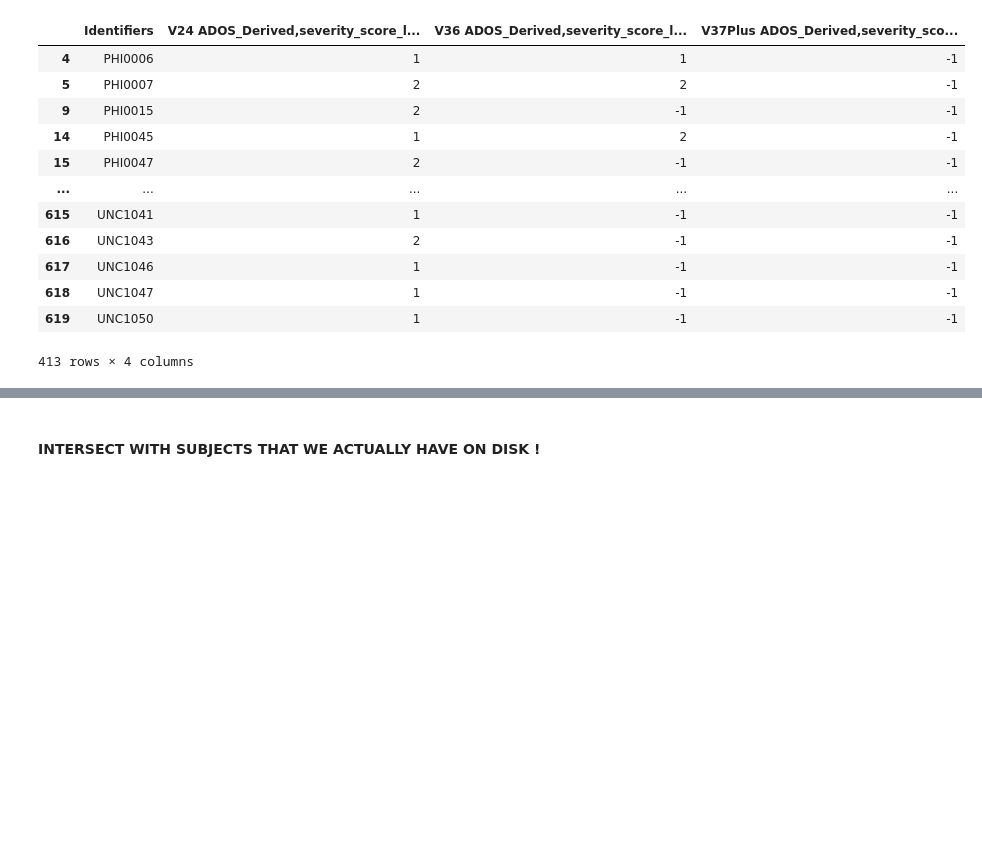
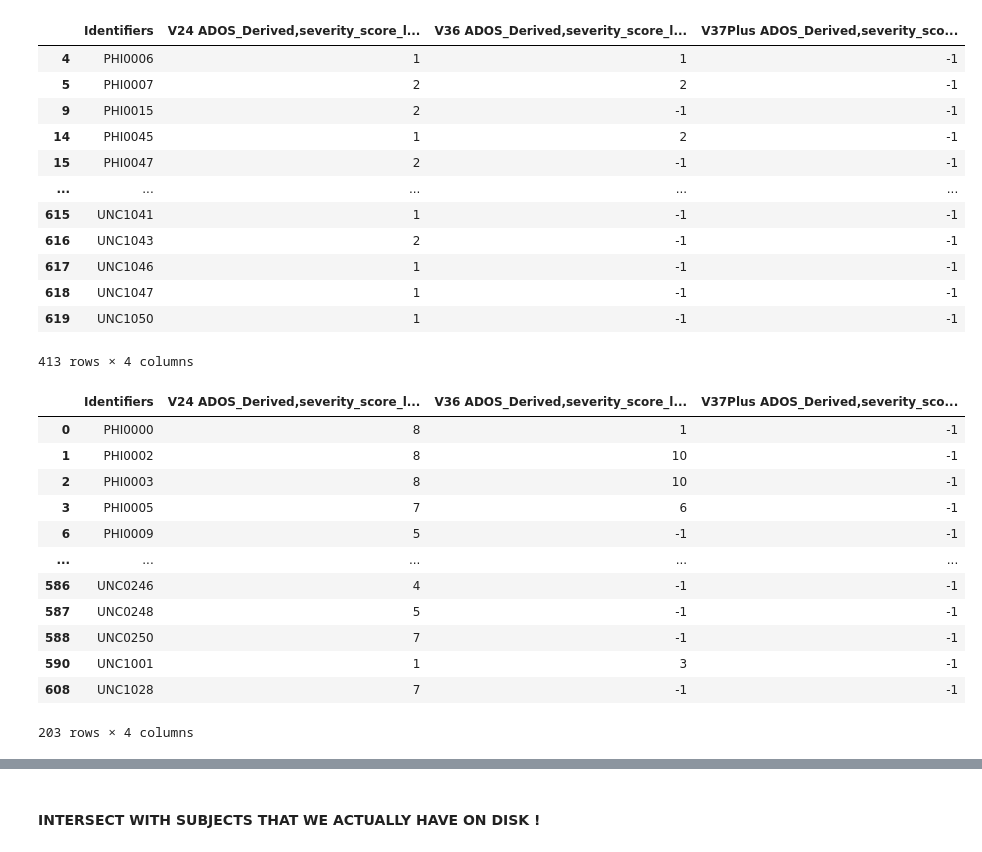
Before and after one commit to eonemli/sade, a Jupyter notebook: sade/datasets/brains/IBIS.ipynb, the cells around one changed output, grey strips where cells are left out. Saved outputs shown, nothing was run; the diff lists cells and outputs as text; code cells hidden in the pictures; blank space fills up the shorter version.

```diff
--- a/sade/datasets/brains/IBIS.ipynb
+++ b/sade/datasets/brains/IBIS.ipynb
@@ -94,6 +94,7 @@ ados_scores
 # %%
 ados_inlier_mask = (ados_scores.drop(columns="Identifiers") <= 2).all(1)
 ados_inliers = ados_scores[ados_inlier_mask]
+ados_outliers = ados_scores[~ados_inlier_mask]
 ados_inliers
 # %% [output]
 |  | Identifiers | V24 ADOS_Derived,severity_score_l... | V36 ADOS_Derived,severity_score_l... | V37Plus ADOS_Derived,severity_sco... |
@@ -109,4 +110,20 @@ ados_inliers
 | 618 | UNC1047 | 1 | -1 | -1 |
 | 619 | UNC1050 | 1 | -1 | -1 |
 413 rows × 4 columns
+# %%
+ados_outliers
+# %% [output]
+|  | Identifiers | V24 ADOS_Derived,severity_score_l... | V36 ADOS_Derived,severity_score_l... | V37Plus ADOS_Derived,severity_sco... |
+| 0 | PHI0000 | 8 | 1 | -1 |
+| 1 | PHI0002 | 8 | 10 | -1 |
+| 2 | PHI0003 | 8 | 10 | -1 |
+| 3 | PHI0005 | 7 | 6 | -1 |
+| 6 | PHI0009 | 5 | -1 | -1 |
+| ... | ... | ... | ... | ... |
+| 586 | UNC0246 | 4 | -1 | -1 |
+| 587 | UNC0248 | 5 | -1 | -1 |
+| 588 | UNC0250 | 7 | -1 | -1 |
+| 590 | UNC1001 | 1 | 3 | -1 |
+| 608 | UNC1028 | 7 | -1 | -1 |
+203 rows × 4 columns
 # %%
```
Also changed, not shown: parts of 13 cells of this notebook.
